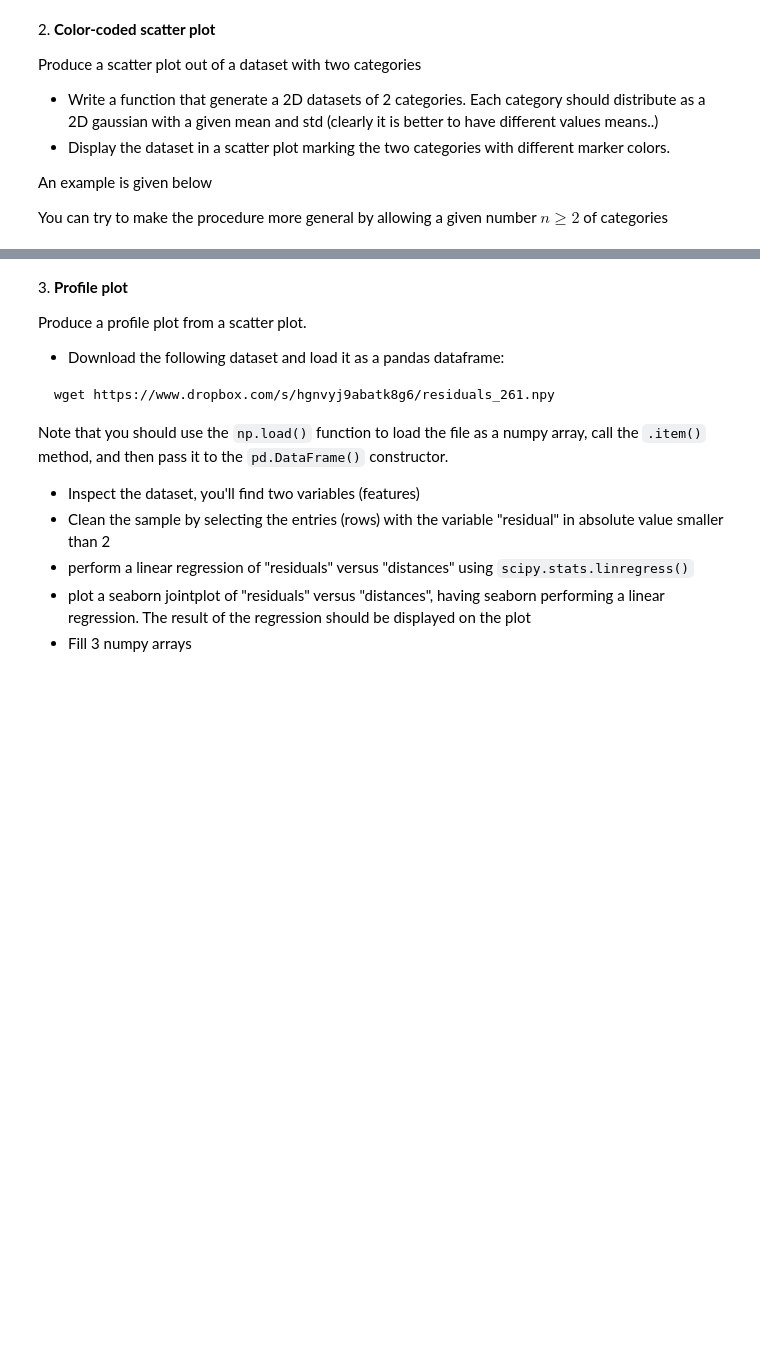
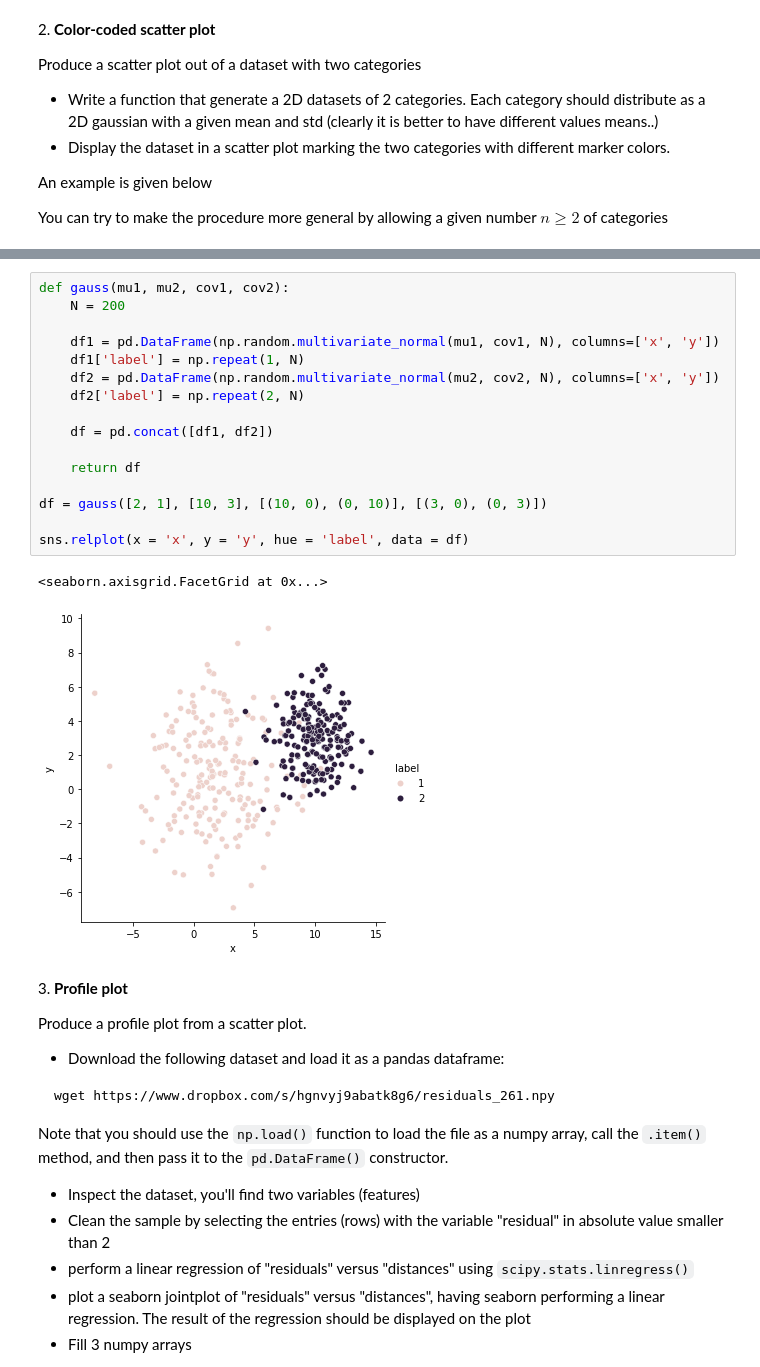
Before and after one commit to LauraRavagnani/LaboratoryOfComputationalPhysics_Y6, a Jupyter notebook: 07ex_Visualization.ipynb, the cells around one changed output, grey strips where cells are left out. Cells and saved outputs as stored; diff of their text form; blank space fills up the shorter version.

```diff
--- a/07ex_Visualization.ipynb
+++ b/07ex_Visualization.ipynb
@@ -89,4 +107,23 @@ two_categories_scat 100%[===================>]  42.80K  --.-KB/s    in 0.02s
 [figure]
+# %%
+def gauss(mu1, mu2, cov1, cov2):
+    N = 200
+
+    df1 = pd.DataFrame(np.random.multivariate_normal(mu1, cov1, N), columns=['x', 'y'])
+    df1['label'] = np.repeat(1, N)
+    df2 = pd.DataFrame(np.random.multivariate_normal(mu2, cov2, N), columns=['x', 'y'])
+    df2['label'] = np.repeat(2, N)
+
+    df = pd.concat([df1, df2])
+
+    return df
+
+df = gauss([2, 1], [10, 3], [(10, 0), (0, 10)], [(3, 0), (0, 3)])
+
+sns.relplot(x = 'x', y = 'y', hue = 'label', data = df)
+# %% [output]
+<seaborn.axisgrid.FacetGrid at 0x...>
+[figure, added]
 # %% [markdown]
 3\. **Profile plot**
 
```
Also changed, not shown: parts of 7 cells of this notebook.
